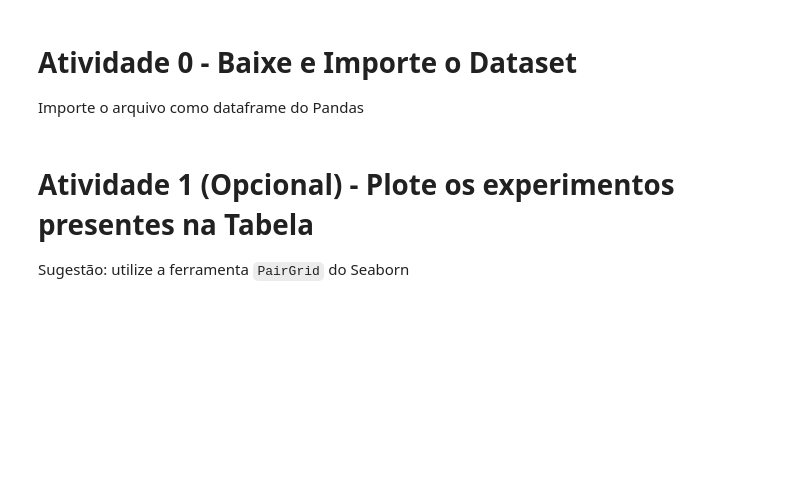
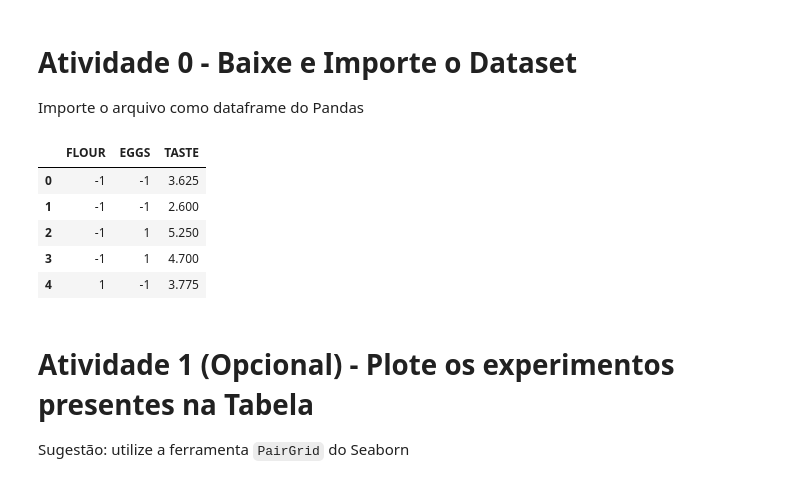
Before and after one commit to jorgelpbarretob/Master-Sirius, a Jupyter notebook: Módulo 3 - Design de Experimentos e Deep Learning/Semana 2/Atividade2_DoE_CAKE_Alunos.ipynb, the cells around one changed output. Cells and saved outputs as stored; diff of their text form; code cells hidden in the pictures; blank space fills up the shorter version.

```diff
--- a/Módulo 3 - Design de Experimentos e Deep Learning/Semana 2/Atividade2_DoE_CAKE_Alunos.ipynb
+++ b/Módulo 3 - Design de Experimentos e Deep Learning/Semana 2/Atividade2_DoE_CAKE_Alunos.ipynb
@@ -12,3 +10,18 @@ Importe o arquivo como dataframe do Pandas
+# %%
+import pandas as pd
+
+# Lendo o arquivo CSV
+cake_df = pd.read_csv('cake.csv')
+
+# Visualizando as primeiras linhas do dataframe
+cake_df.head()
+# %% [output]
+|  | FLOUR | EGGS | TASTE |
+| 0 | -1 | -1 | 3.625 |
+| 1 | -1 | -1 | 2.600 |
+| 2 | -1 | 1 | 5.250 |
+| 3 | -1 | 1 | 4.700 |
+| 4 | 1 | -1 | 3.775 |
 # %% [markdown]
 # Atividade 1 (Opcional) - Plote os experimentos presentes na Tabela
 Sugestão: utilize a ferramenta `PairGrid` do Seaborn
```
Also changed, not shown: parts of 26 cells of this notebook.
